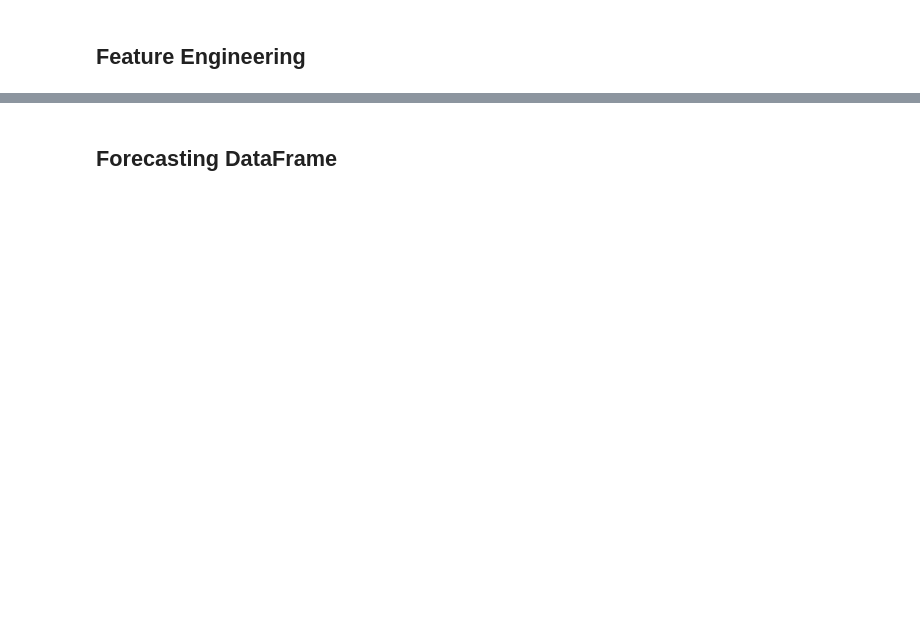
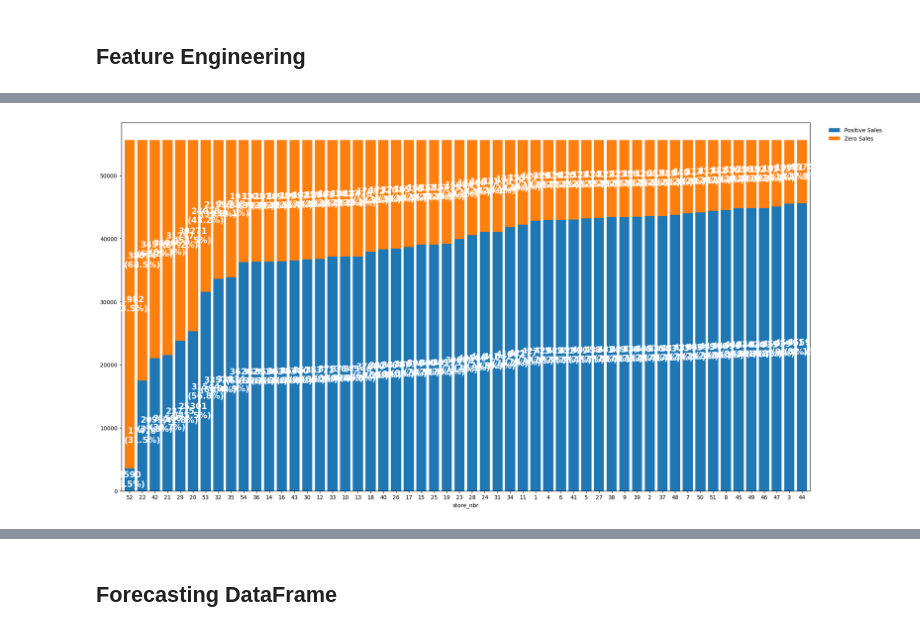
Before and after one commit to on1link/nixtla-store-sales-forecasting, a Jupyter notebook: notebooks/store_forecasting.ipynb, the cells around one changed output, grey strips where cells are left out. Saved outputs shown, nothing was run; the diff lists cells and outputs as text; code cells hidden in the pictures; blank space fills up the shorter version.

```diff
--- a/notebooks/store_forecasting.ipynb
+++ b/notebooks/store_forecasting.ipynb
@@ -118,0 +232,22 @@ print(f"Date range: {train['date'].min()} - {train['date'].max()}")
+# %%
+plot_data = (zero_sales_store_distribution.groupby(['store_nbr', 'sales_status']).size().unstack(fill_value=0).sort_values(by='Zero Sales', ascending=False))
+ax = plot_data.plot.bar(
+    stacked=True, figsize=(20,10), width=0.8, edgecolor='none'
+)
+
+daily_totals = plot_data.sum(axis=1) # Total records per store
+
+for container in ax.containers:
+    labels= [
+        f"{val:g}\n({(val / total) * 100:.1f}%)" if val > 0 else ""
+        for val, total in zip(container.datavalues, daily_totals)
+    ]
+    ax.bar_label(container, labels=labels, label_type='center', color='white', weight='bold', fontsize=15)
+
+
+plt.legend(title="", frameon=False, bbox_to_anchor=(1.02, 1), loc="upper left")
+plt.xticks(rotation=0)
+plt.tight_layout()
+plt.show()
+# %% [output]
+[figure, added]
```
Also changed, not shown: parts of 57 cells of this notebook, 2 other files.
